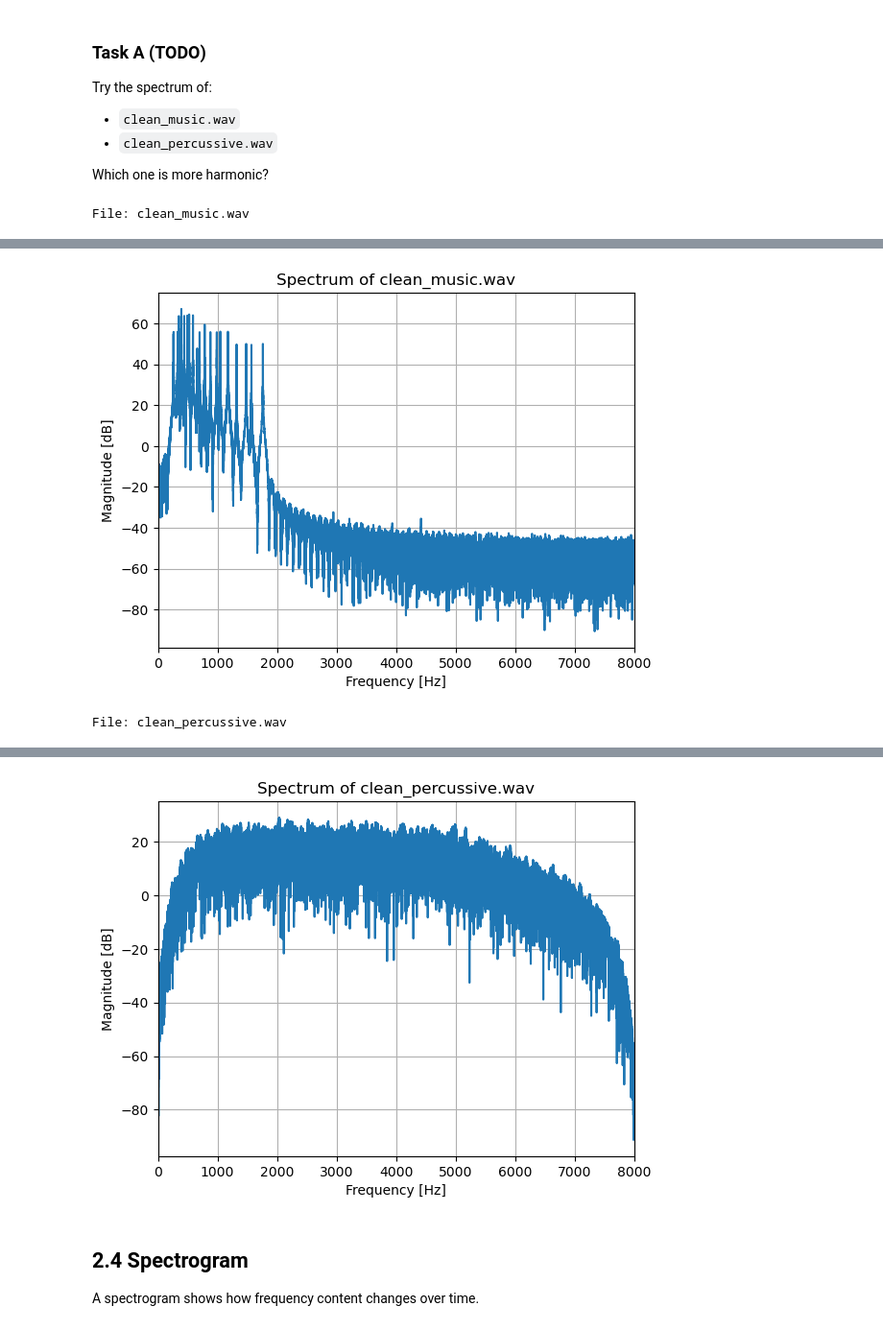
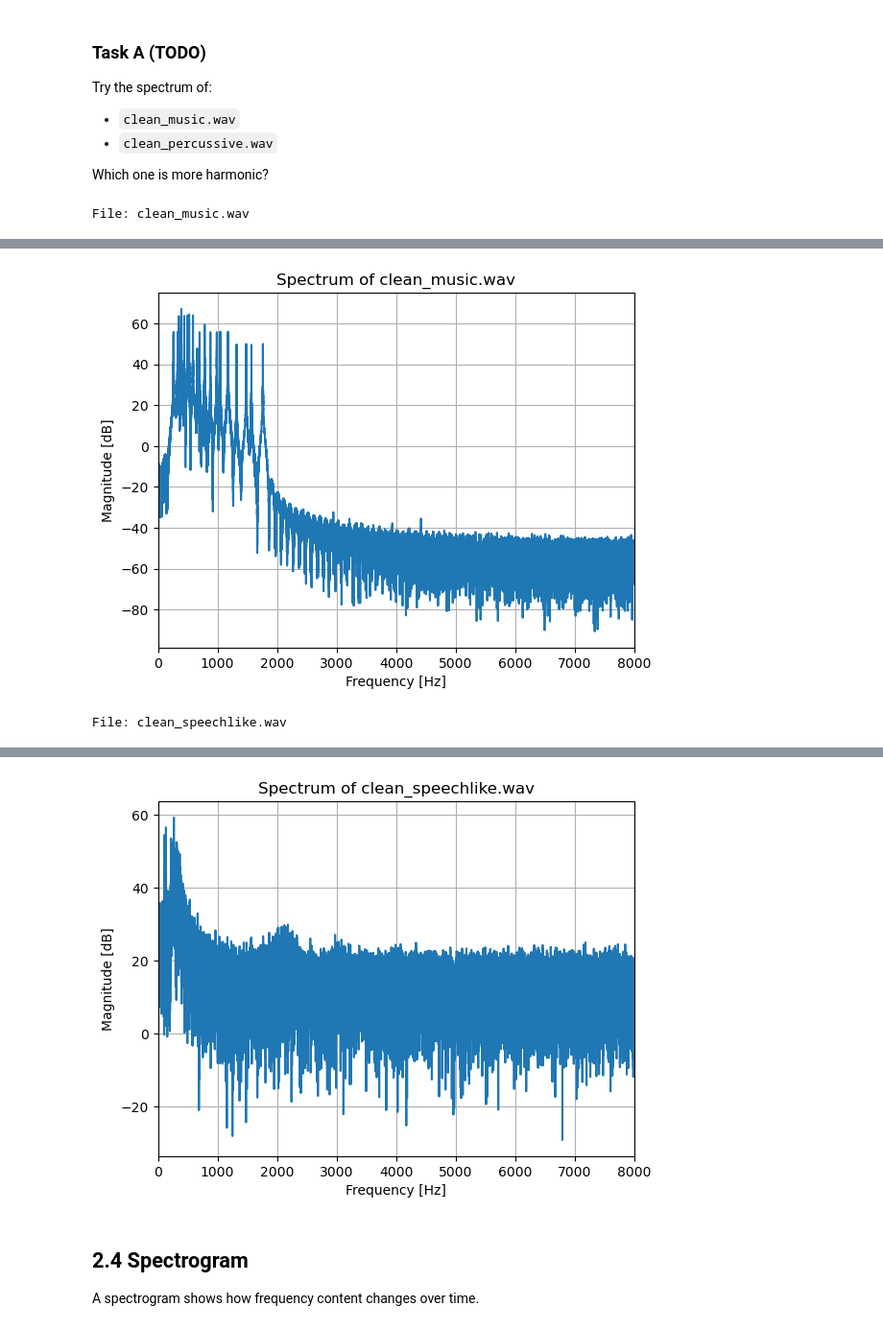
Before and after one commit to fabioantonacci79/BasicDSP, a Jupyter notebook: notebooks/02_fft_spectrogram.ipynb, the cells around one changed output, grey strips where cells are left out. Shown at 96% size. Drawn from its saved outputs; the diff is of its cells as text; code cells hidden in the pictures.

```diff
--- a/notebooks/02_fft_spectrogram.ipynb
+++ b/notebooks/02_fft_spectrogram.ipynb
@@ -316,18 +316,18 @@ Try the spectrum of:
 
 Which one is more harmonic?
 # %%
-for fname in ['clean_music.wav', 'clean_percussive.wav']:
+for fname in ['clean_music.wav', 'clean_speechlike.wav']:
     sr, x = load_wav(DATA_DIR/fname)
     print('\nFile:', fname)
     play(x, sr)
     plot_spectrum(x, sr, title=f'Spectrum of {fname}')
 # %% [output]
 File: clean_music.wav
 [interactive output not drawn]
 [figure]
-File: clean_percussive.wav
+File: clean_speechlike.wav
 [interactive output not drawn]
-[figure, old version]
+[figure, new version]
 # %% [markdown]
 ## 2.4 Spectrogram
 
```
Also changed, not shown: parts of 2 cells of this notebook, 1 other file.
